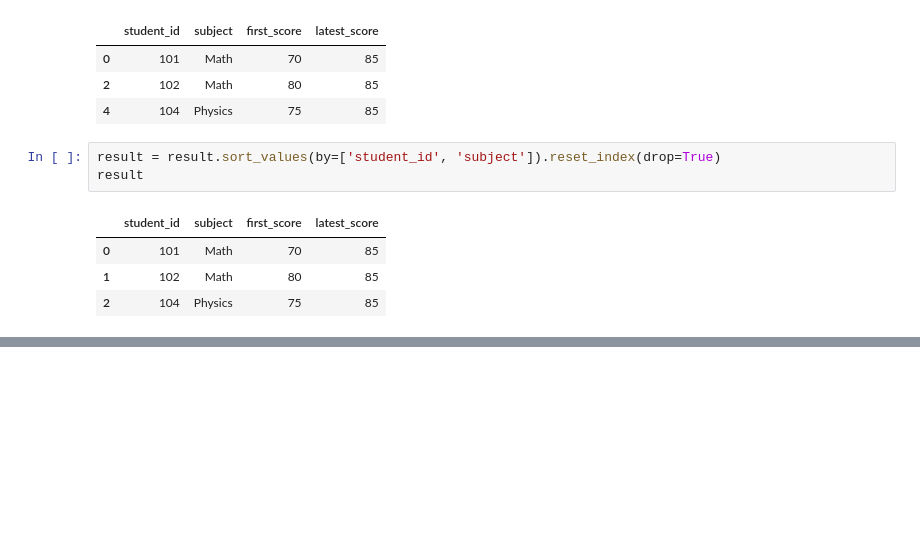
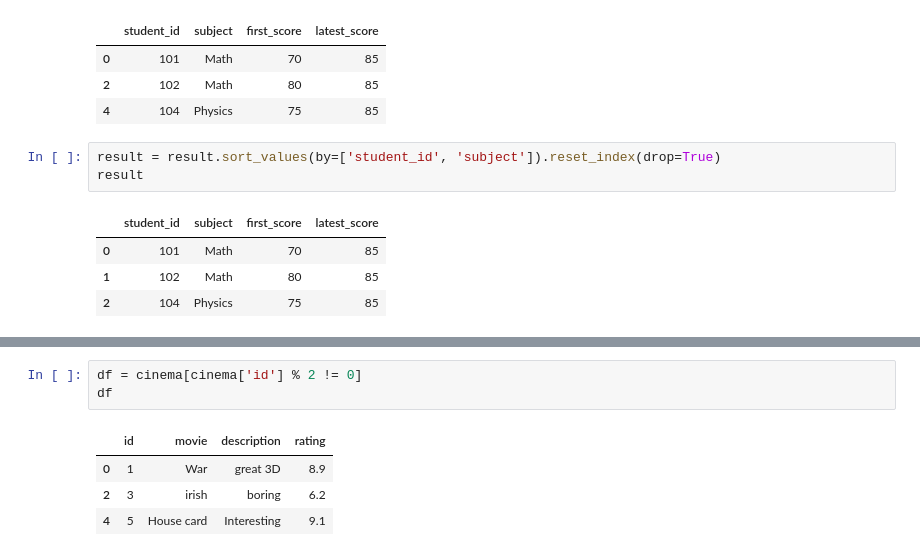
Before and after one commit to Swap-20/Leetcode-Pandas, a Jupyter notebook: Leetcode_Pandas.ipynb, the cells around one changed output, grey strips where cells are left out. Drawn from its saved outputs; the diff is of its cells as text; blank space fills up the shorter version.

```diff
--- a/Leetcode_Pandas.ipynb
+++ b/Leetcode_Pandas.ipynb
@@ -1949,0 +1967,8 @@ result
+# %%
+df = cinema[cinema['id'] % 2 != 0]
+df
+# %% [output]
+|  | id | movie | description | rating |
+| 0 | 1 | War | great 3D | 8.9 |
+| 2 | 3 | irish | boring | 6.2 |
+| 4 | 5 | House card | Interesting | 9.1 |
```
Also changed, not shown: parts of 4 cells of this notebook.
